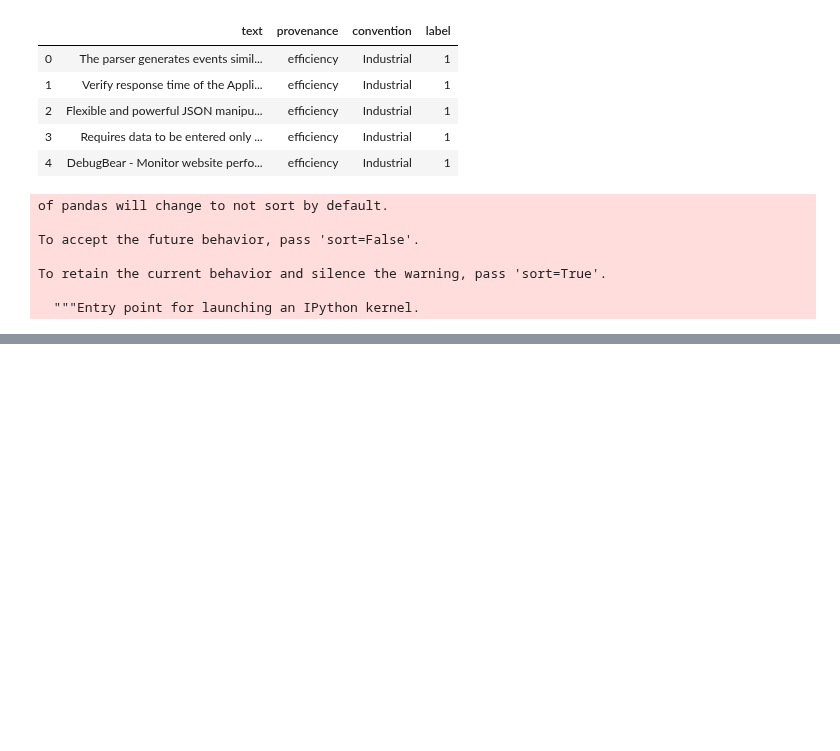
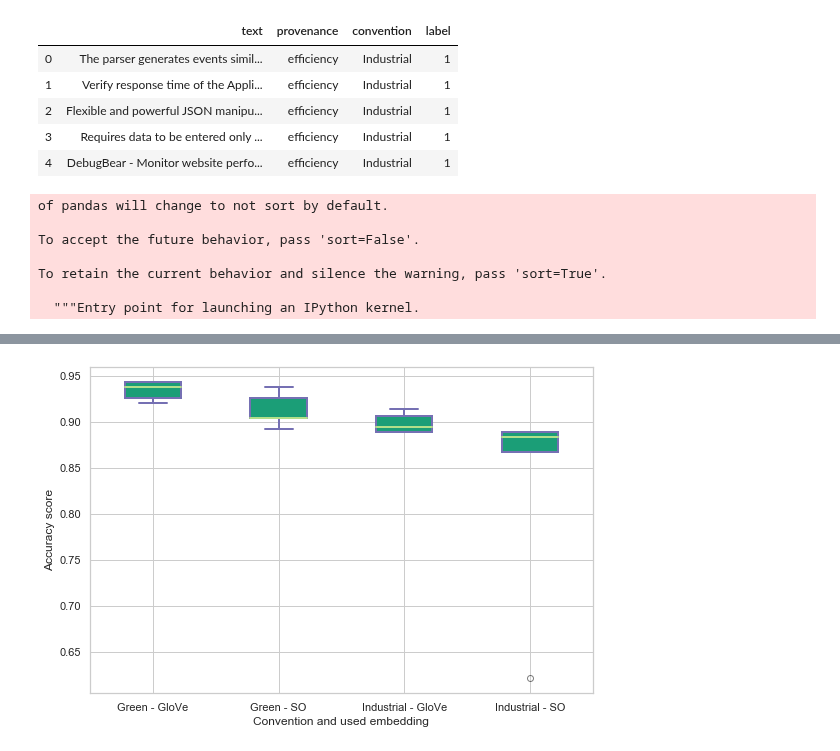
Before and after one commit to aideenf/AIVC, a Jupyter notebook: cp_wssc/Testing other word embeddings.ipynb, the cells around one changed output, grey strips where cells are left out. Cells and saved outputs as stored; diff of their text form; code cells hidden in the pictures; blank space fills up the shorter version.

```diff
--- a/cp_wssc/Testing other word embeddings.ipynb
+++ b/cp_wssc/Testing other word embeddings.ipynb
@@ -12,6 +11,17 @@ To accept the future behavior, pass 'sort=False'.
 To retain the current behavior and silence the warning, pass 'sort=True'.
 
   "\n",
+# %%
+# visualization imports
+from IPython.display import display
+import seaborn as sns
+import matplotlib.pyplot as plt
+import matplotlib.image as mpimg
+import base64
+import io
+%matplotlib inline
+sns.set()
+sns.set_style("whitegrid")
 # %%
 from gensim.models.keyedvectors import KeyedVectors
 SO_embeddings = KeyedVectors.load_word2vec_format("Data/SO_vectors_200.bin", binary=True)
@@ -26,7 +36,7 @@ True
 # %%
 CONVENTION = "Industrial"
 CONVENTION_LOWER = CONVENTION.lower()
-EMBEDDING_DIM=200
+EMBEDDING_DIM_SO=200
 NUM_EPOCHS=20
 # %%
 training_df = read_training_data()
@@ -58,7 +68,7 @@ To retain the current behavior and silence the warning, pass 'sort=True'.
   """Entry point for launching an IPython kernel.
 # %%
 ## Training a deep learning model given training, validation data
-def train_DL_model(x_train, y_train, x_val, y_val, tokenizer, num_epochs=NUM_EPOCHS):
+def train_DL_model_SO(x_train, y_train, x_val, y_val, tokenizer, num_epochs=NUM_EPOCHS):
 
     word_index = tokenizer.word_index
 
@@ -67,7 +77,7 @@ def train_DL_model(x_train, y_train, x_val, y_val, tokenizer, num_epochs=NUM_EPO
     print(y_val.sum(axis=0))
 
 
-    embedding_matrix = np.random.random((len(word_index) + 1, EMBEDDING_DIM))
+    embedding_matrix = np.random.random((len(word_index) + 1, EMBEDDING_DIM_SO))
     for word, i in word_index.items():
         if word in SO_embeddings:
 
@@ -79,7 +89,7 @@ def train_DL_model(x_train, y_train, x_val, y_val, tokenizer, num_epochs=NUM_EPO
             embedding_matrix[i] = embedding_vector
 
     embedding_layer = Embedding(len(word_index) + 1,
-                                EMBEDDING_DIM,
+                                EMBEDDING_DIM_SO,
                                 weights=[embedding_matrix],
                                 input_length=MAX_SEQUENCE_LENGTH,
                                 trainable=False)
@@ -229,0 +592,67 @@ help show this command line interface and exit.commands engine-generate generate
+# %%
+## numpy is used for creating fake data
+import numpy as np
+import matplotlib as mpl
+
+## agg backend is used to create plot as a .png file
+mpl.use('agg')
+
+import matplotlib.pyplot as plt
+
+
+## Create data
+np.random.seed(10)
+collectn_1 = val_accsGlove['Green']
+collectn_2 = val_accsSO['Green']
+collectn_3 = val_accsGlove['Industrial']
+collectn_4 = val_accsSO['Industrial']
+
+## combine these different collections into a list
+data_to_plot = [collectn_1, collectn_2, collectn_3, collectn_4]
+
+
+# Create a figure instance
+fig = plt.figure(1, figsize=(9, 6))
+
+# Create an axes instance
+ax = fig.add_subplot(111)
+
+
+## add patch_artist=True option to ax.boxplot()
+## to get fill color
+bp = ax.boxplot(data_to_plot, patch_artist=True)
+
+## change outline color, fill color and linewidth of the boxes
+for box in bp['boxes']:
+    # change outline color
+    box.set( color='#7570b3', linewidth=2)
+    # change fill color
+    box.set( facecolor = '#1b9e77' )
+
+## change color and linewidth of the whiskers
+for whisker in bp['whiskers']:
+    whisker.set(color='#7570b3', linewidth=2)
+
+## change color and linewidth of the caps
+for cap in bp['caps']:
+    cap.set(color='#7570b3', linewidth=2)
+
+## change color and linewidth of the medians
+for median in bp['medians']:
+    median.set(color='#b2df8a', linewidth=2)
+
+## change the style of fliers and their fill
+for flier in bp['fliers']:
+    flier.set(marker='o', color='#e7298a', alpha=0.5)
+
+
+## Custom x-axis labels
+ax.set_xticklabels(['Green - GloVe', 'Green - SO', 'Industrial - GloVe', 'Industrial - SO'])
+
+plt.ylabel("Accuracy score")
+plt.xlabel("Convention and used embedding")
+
+# Save the figure
+plt.show()
+# %% [output]
+[figure, added]
```
Also changed, not shown: parts of 12 cells of this notebook, 1 other file.
